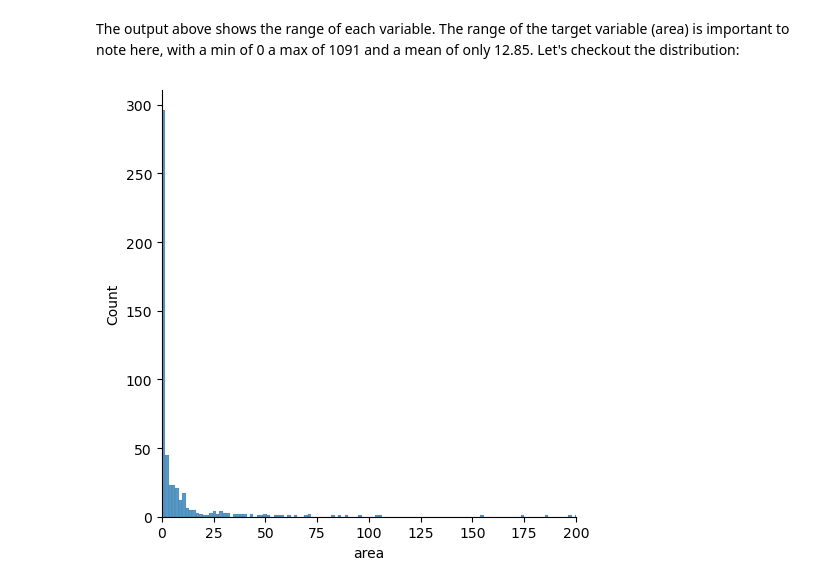
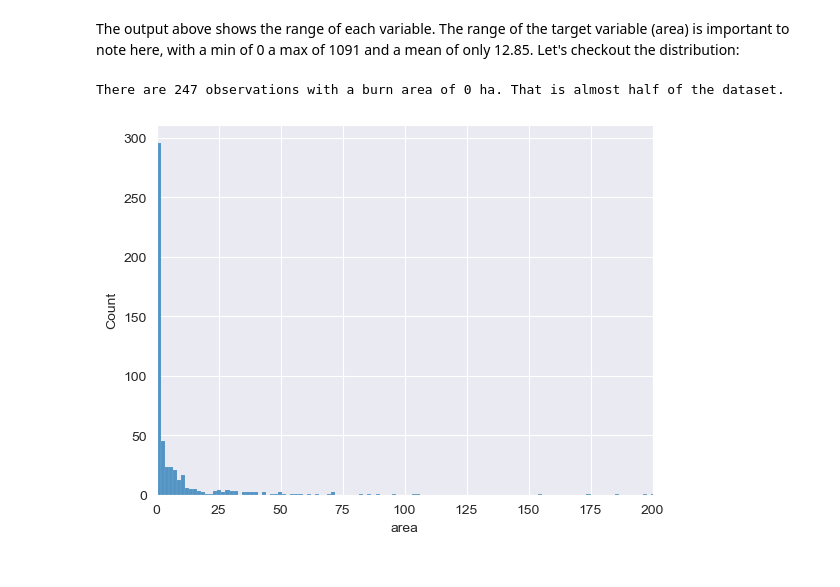
Before and after one commit to grahamgreene88/Forest-Fire-Predicition, a Jupyter notebook: Forest Fire Notebook.ipynb, the cells around one changed output. Drawn from its saved outputs; the diff is of its cells as text; code cells hidden in the pictures.

Commit message:
Completed exploratory data analysis and preprocessing

```diff
--- a/Forest Fire Notebook.ipynb
+++ b/Forest Fire Notebook.ipynb
@@ -96,11 +75,16 @@ df.describe()
 # %% [markdown]
 The output above shows the range of each variable. The range of the target variable (area) is important to note
 here, with a min of 0 a max of 1091 and a mean of only 12.85. Let's checkout the distribution:
+# %%
+zero_obs = len(df[df['area'] == 0])
+print(f"There are {zero_obs} observations with a burn area of 0 ha. That is almost half of the dataset.")
+# %% [output]
+There are 247 observations with a burn area of 0 ha. That is almost half of the dataset.
 # %%
-sns.displot(df['area'], kind='hist')
+# Plotting distribution of target variable, area
+sns.histplot(data=df, x='area')
+sns.set_style('darkgrid')
 plt.xlim(0, 200)
-plt.rcParams["figure.figsize"] = (10,20)
-#plt.figure(figsize=[1, 0.33])
 plt.show()
 # %% [output]
-[figure, old version]
+[figure, new version]
```
Also changed, not shown: parts of 25 cells of this notebook.
